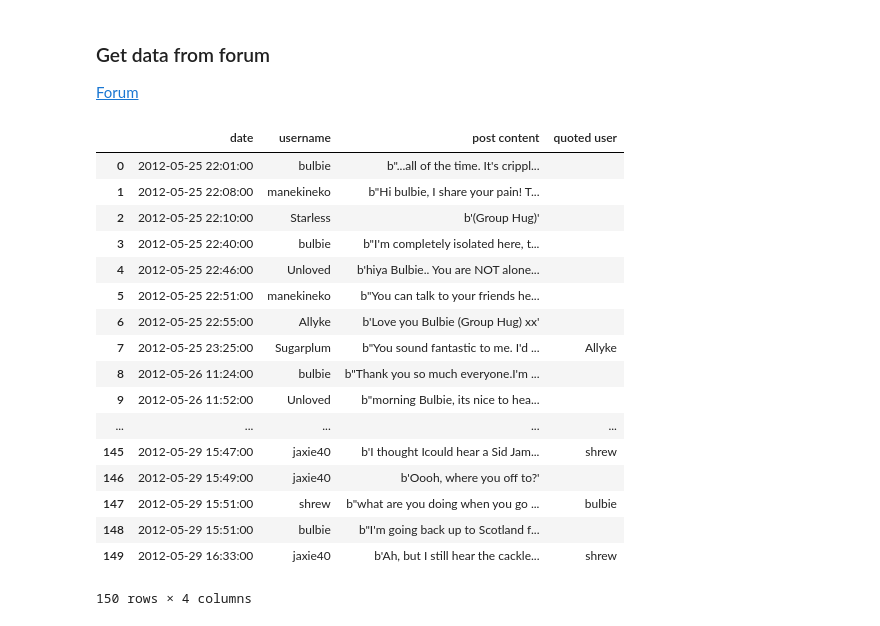
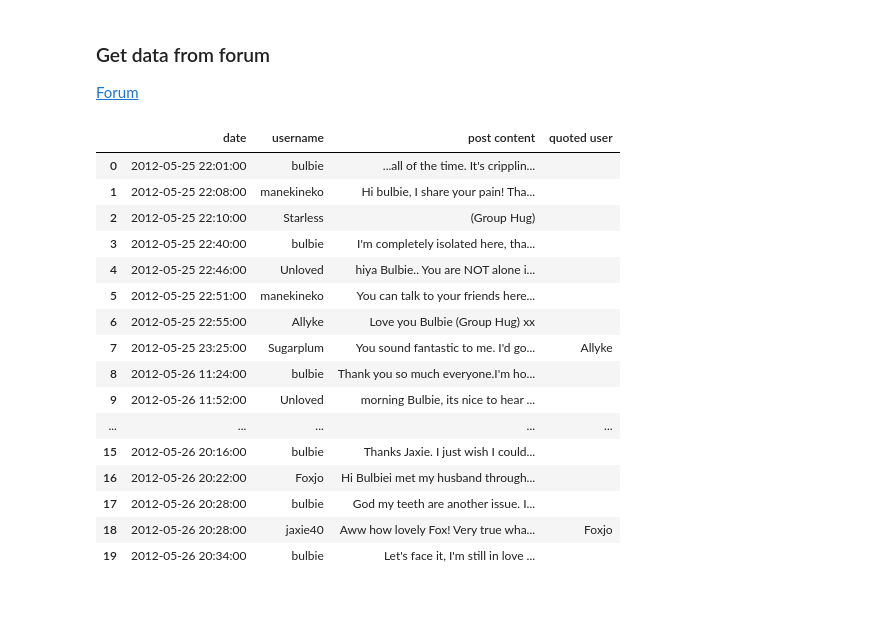
Before and after one commit to ADSA-UIUC/NLPFA18, a Jupyter notebook: notebook/exploratory_analysis/healthforum_posts_webscraping.ipynb, the cells around one changed output. Cells and saved outputs as stored; diff of their text form; code cells hidden in the pictures.

```diff
--- a/notebook/exploratory_analysis/healthforum_posts_webscraping.ipynb
+++ b/notebook/exploratory_analysis/healthforum_posts_webscraping.ipynb
@@ -49,8 +49,10 @@ def _mentalHealthForumScraper(threadnum=97215, pagenum=1):
         post_text = ""
         for content in post_html.contents:
             if type(content) is bs4.element.NavigableString:
+                # if the content is text, add to overall text
                 post_text += content
             elif content.find("div") is None:
+                # ignoring quotes (div tags), find text surrounded by html (emoji, break tags, links, italics, etc.)
                 if not re.match("<br/>", str(content)):
                     try:
                         post_text += '(' + content['title'] + ')'
@@ -61,7 +63,7 @@ def _mentalHealthForumScraper(threadnum=97215, pagenum=1):
                             print('uncategorizable text: ' + content)
 
         # edit out any '\n' s
-        post_final = re.sub("\\n", "", post_text).encode('utf-8', 'replace')
+        post_final = re.sub("\\n", "", post_text)
 
         users_posts.append([time_obj, username, post_final, quote_author])
 
@@ -87,21 +89,20 @@ for forum_id, output_file in zip(forum_ids, output_files):
 # %%
-getNPosts(41312, 145)
+getNPosts(41312, 20)
 # %% [output]
 |  | date | username | post content | quoted user |
-| 0 | 2012-05-25 22:01:00 | bulbie | b"...all of the time. It's crippl... |  |
-| 1 | 2012-05-25 22:08:00 | manekineko | b"Hi bulbie, I share your pain! T... |  |
-| 2 | 2012-05-25 22:10:00 | Starless | b'(Group Hug)' |  |
-| 3 | 2012-05-25 22:40:00 | bulbie | b"I'm completely isolated here, t... |  |
-| 4 | 2012-05-25 22:46:00 | Unloved | b'hiya Bulbie.. You are NOT alone... |  |
-| 5 | 2012-05-25 22:51:00 | manekineko | b"You can talk to your friends he... |  |
-| 6 | 2012-05-25 22:55:00 | Allyke | b'Love you Bulbie (Group Hug) xx' |  |
-| 7 | 2012-05-25 23:25:00 | Sugarplum | b"You sound fantastic to me. I'd ... | Allyke |
-| 8 | 2012-05-26 11:24:00 | bulbie | b"Thank you so much everyone.I'm ... |  |
-| 9 | 2012-05-26 11:52:00 | Unloved | b"morning Bulbie, its nice to hea... |  |
+| 0 | 2012-05-25 22:01:00 | bulbie | ...all of the time. It's cripplin... |  |
+| 1 | 2012-05-25 22:08:00 | manekineko | Hi bulbie, I share your pain! Tha... |  |
+| 2 | 2012-05-25 22:10:00 | Starless | (Group Hug) |  |
+| 3 | 2012-05-25 22:40:00 | bulbie | I'm completely isolated here, tha... |  |
+| 4 | 2012-05-25 22:46:00 | Unloved | hiya Bulbie.. You are NOT alone i... |  |
+| 5 | 2012-05-25 22:51:00 | manekineko | You can talk to your friends here... |  |
+| 6 | 2012-05-25 22:55:00 | Allyke | Love you Bulbie (Group Hug) xx |  |
+| 7 | 2012-05-25 23:25:00 | Sugarplum | You sound fantastic to me. I'd go... | Allyke |
+| 8 | 2012-05-26 11:24:00 | bulbie | Thank you so much everyone.I'm ho... |  |
+| 9 | 2012-05-26 11:52:00 | Unloved | morning Bulbie, its nice to hear ... |  |
 | ... | ... | ... | ... | ... |
-| 145 | 2012-05-29 15:47:00 | jaxie40 | b'I thought Icould hear a Sid Jam... | shrew |
-| 146 | 2012-05-29 15:49:00 | jaxie40 | b'Oooh, where you off to?' |  |
-| 147 | 2012-05-29 15:51:00 | shrew | b"what are you doing when you go ... | bulbie |
-| 148 | 2012-05-29 15:51:00 | bulbie | b"I'm going back up to Scotland f... |  |
-| 149 | 2012-05-29 16:33:00 | jaxie40 | b'Ah, but I still hear the cackle... | shrew |
+| 15 | 2012-05-26 20:16:00 | bulbie | Thanks Jaxie. I just wish I could... |  |
+| 16 | 2012-05-26 20:22:00 | Foxjo | Hi Bulbiei met my husband through... |  |
+| 17 | 2012-05-26 20:28:00 | bulbie | God my teeth are another issue. I... |  |
+| 18 | 2012-05-26 20:28:00 | jaxie40 | Aww how lovely Fox! Very true wha... | Foxjo |
+| 19 | 2012-05-26 20:34:00 | bulbie | Let's face it, I'm still in love ... |  |
-150 rows × 4 columns
```
Also changed, not shown: parts of 1 cell of this notebook, 6 other files.
